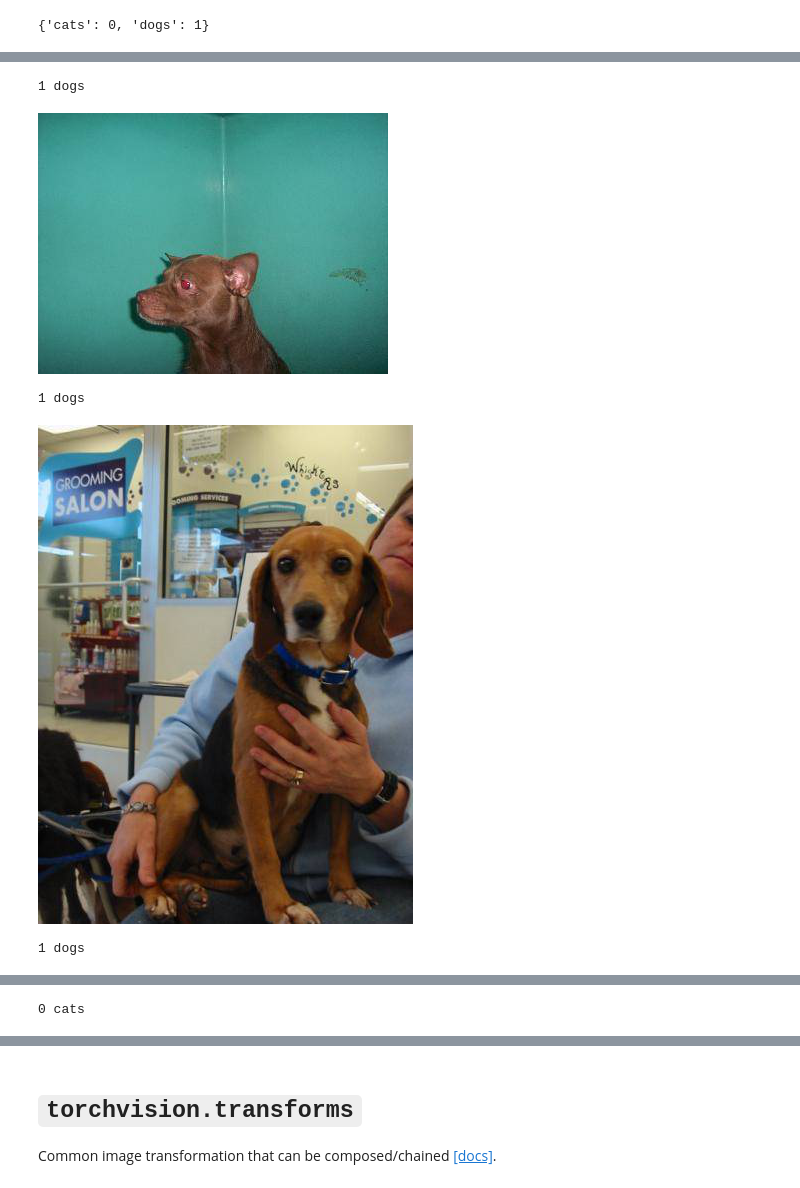
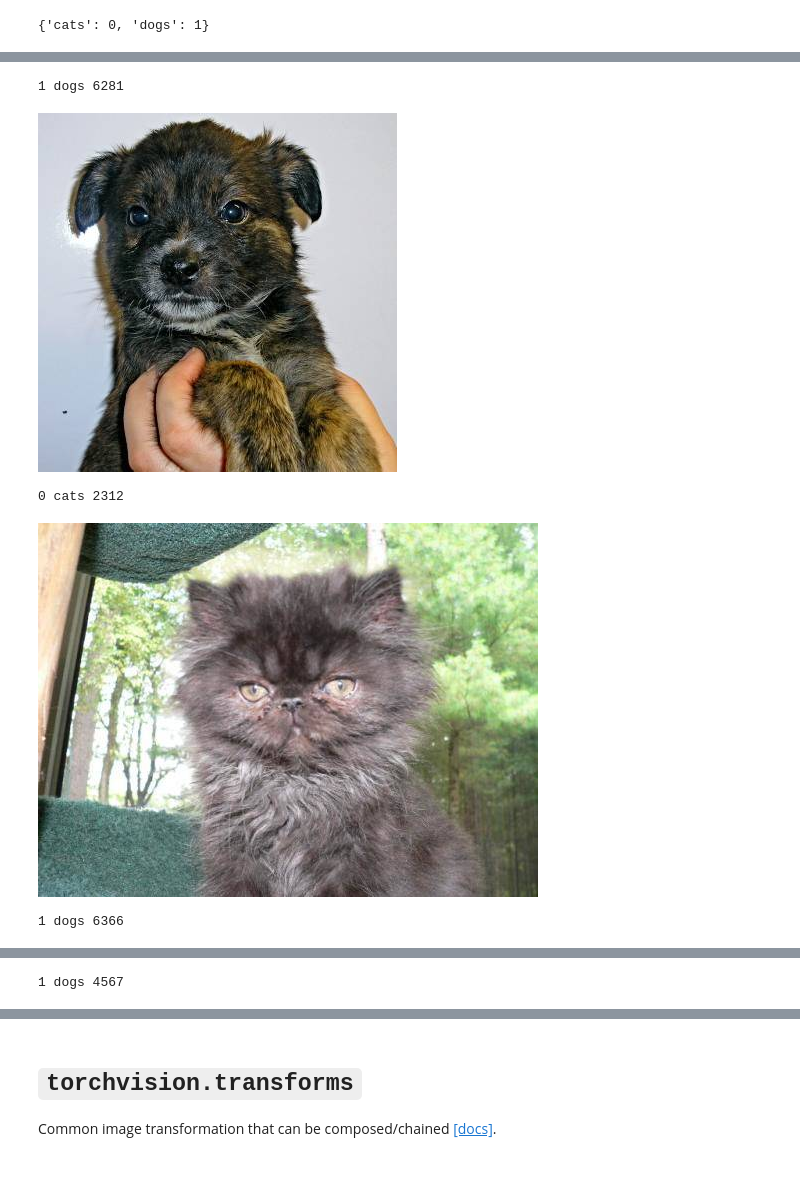
Before and after one commit to sotte/pytorch_tutorial, a Jupyter notebook: notebooks/working_with_data.ipynb, the cells around one changed output, grey strips where cells are left out. Drawn from its saved outputs; the diff is of its cells as text; code cells hidden in the pictures.

```diff
--- a/notebooks/working_with_data.ipynb
+++ b/notebooks/working_with_data.ipynb
@@ -201,3 +93,7 @@ Loading data from ../data/raw/dogscats/sample/train.
+# %%
+from torchvision.datasets.folder import ImageFolder
+
+train_ds = ImageFolder("dogscats/training_set/")
 # %%
 train_ds
 # %% [output]
@@ -257,10 +152,14 @@ import random
 # %%
-for img, label_id in random.sample(list(train_ds), 4):
-    print(label_id, train_ds.classes[label_id])
+import random
+
+rand_idx = np.random.randint(0, len(train_ds), 4)
+for i in rand_idx:
+    img, label_id = train_ds[i]
+    print(label_id, train_ds.classes[label_id], i)
     display(img)
 # %% [output]
-1 dogs
+1 dogs 6281
-[figure, old version]
+[figure, new version]
-1 dogs
+0 cats 2312
-[figure, old version]
+[figure, new version]
-1 dogs
+1 dogs 6366
@@ -268 +167 @@ for img, label_id in random.sample(list(train_ds), 4):
-0 cats
+1 dogs 4567
```
Also changed, not shown: parts of 17 cells of this notebook, 17 other files.
